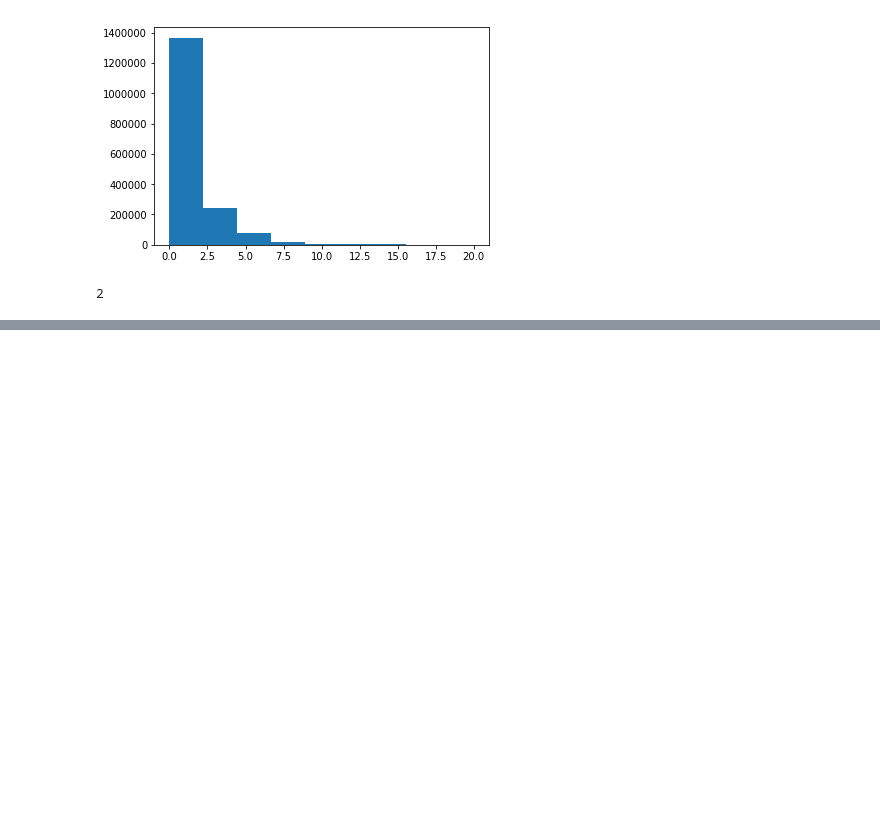
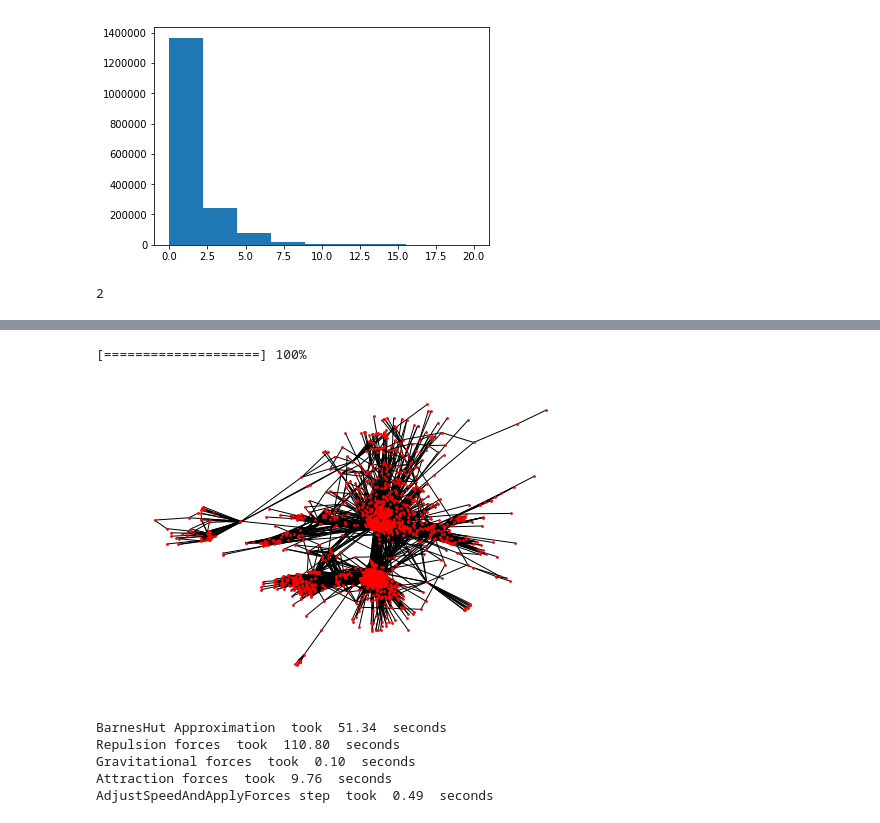
Before and after one commit to carlomarxdk/twitter, a Jupyter notebook: parsing_large_whole_csv_and_reply_network.ipynb, the cells around one changed output, grey strips where cells are left out. Saved outputs shown, nothing was run; the diff lists cells and outputs as text; code cells hidden in the pictures; blank space fills up the shorter version.

```diff
--- a/parsing_large_whole_csv_and_reply_network.ipynb
+++ b/parsing_large_whole_csv_and_reply_network.ipynb
@@ -215,3 +215,21 @@ len(id_rep_id)
+# %%
+cols = ["retweet_userid", "userid"]
+
+id_retw_id = defaultdict(int)
+
+def f(chunk):
+    #rt_ids_set = rt_ids_set.union(chunk['retweet_tweetid'])
+    for uid, rtwid in zip(chunk['userid'], chunk['retweet_userid']):
+        if rtwid in nset and uid in nset:
+            id_retw_id[(uid, rtwid)] += 1
+
+
+parse(f, 100000, cols = cols, test_bool = False)
+# %% [output]
+[====================] 100%
+# %%
+for e,w in id_retw_id.items():
+    G.add_edge(e[0], e[1], weight = w)
 # %%
 for e,w in id_rep_id.items():
     G.add_edge(e[0], e[1], weight = w)
@@ -218,4 +240,37 @@ for e,w in id_rep_id.items():
+# %%
+comp_G = list(nx.connected_component_subgraphs(G))
 # %%
 sG = nx.subgraph(G, [n for n,d in G.degree() if d > 0])
 # %%
-nx.draw(sG, pos =  nx.spring_layout(sG), node_size = 3)
+nx.draw(comp_G[0], pos =  nx.spring_layout(comp_G[0]), node_size = 3)
+# %% [output]
+[figure, added]
+# %%
+from fa2 import ForceAtlas2
+import matplotlib.pyplot as plt
+
+forceatlas2 = ForceAtlas2(
+                          # Behavior alternatives
+                          outboundAttractionDistribution=True,  # Dissuade hubs
+                          edgeWeightInfluence=0.4,
+
+                          # Performance
+                          jitterTolerance=0.2, # Tolerance
+                          barnesHutOptimize=True,
+                          barnesHutTheta=0.2,
+
+                          # Tuning
+                          scalingRatio=5.0,
+                          strongGravityMode=False,
+                          gravity=0.03,
+
+                          # Log
+                          verbose=True)
+
+positions = forceatlas2.forceatlas2_networkx_layout(comp_G[0].to_undirected(), pos=None, iterations = 500)
+# %% [output]
+BarnesHut Approximation  took  51.34  seconds
+Repulsion forces  took  110.80  seconds
+Gravitational forces  took  0.10  seconds
+Attraction forces  took  9.76  seconds
+AdjustSpeedAndApplyForces step  took  0.49  seconds
```
Also changed, not shown: parts of 18 cells of this notebook, 1 other file.
